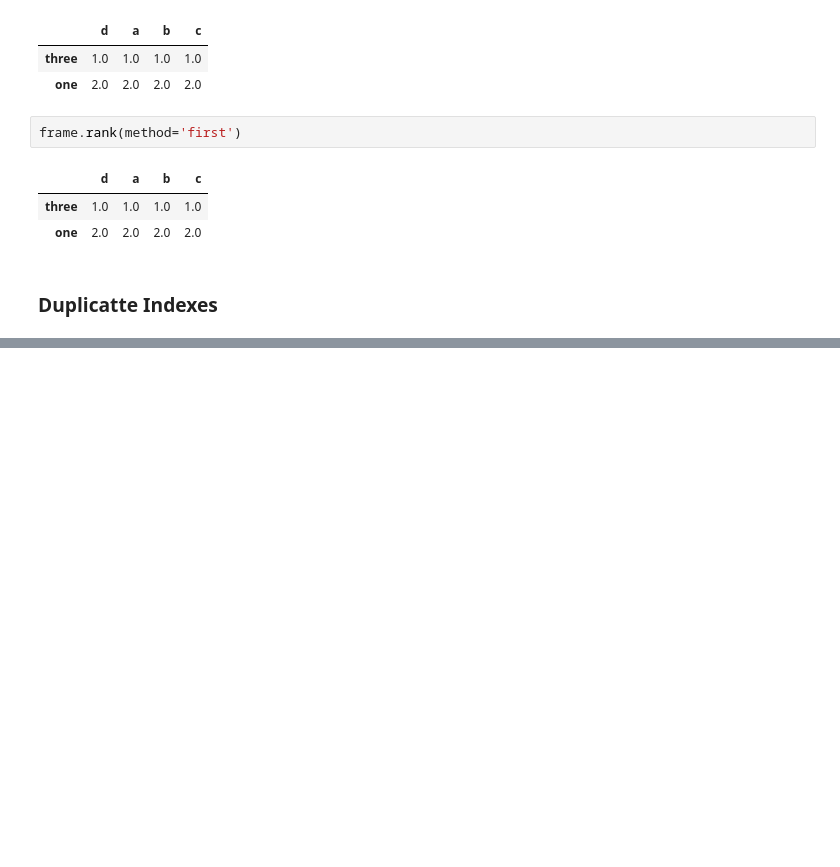
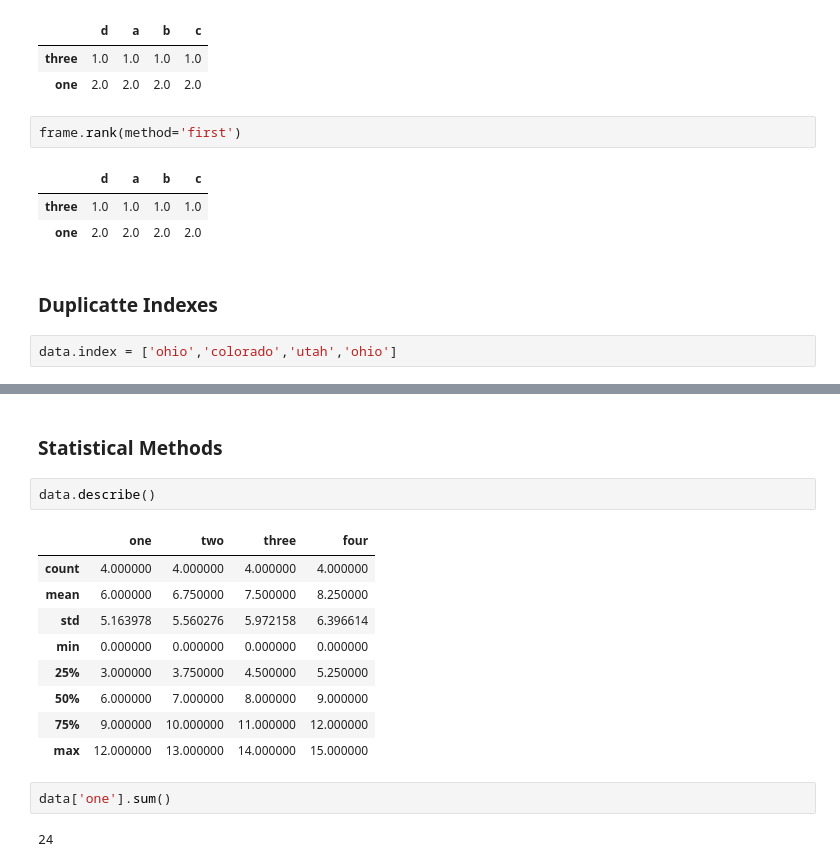
Before and after one commit to Iswaqasahmed/Pandas, a Jupyter notebook: pandas.ipynb, the cells around one changed output, grey strips where cells are left out. Drawn from its saved outputs; the diff is of its cells as text; blank space fills up the shorter version.

```diff
--- a/pandas.ipynb
+++ b/pandas.ipynb
@@ -1097,3 +1097,5 @@ frame.rank(method='first')
 | one | 2.0 | 2.0 | 2.0 | 2.0 |
 # %% [markdown]
 ### Duplicatte Indexes
+# %%
+data.index = ['ohio','colorado','utah','ohio']
@@ -1099,0 +1120,18 @@ frame.rank(method='first')
+# %% [markdown]
+### Statistical Methods
+# %%
+data.describe()
+# %% [output]
+|  | one | two | three | four |
+| count | 4.000000 | 4.000000 | 4.000000 | 4.000000 |
+| mean | 6.000000 | 6.750000 | 7.500000 | 8.250000 |
+| std | 5.163978 | 5.560276 | 5.972158 | 6.396614 |
+| min | 0.000000 | 0.000000 | 0.000000 | 0.000000 |
+| 25% | 3.000000 | 3.750000 | 4.500000 | 5.250000 |
+| 50% | 6.000000 | 7.000000 | 8.000000 | 9.000000 |
+| 75% | 9.000000 | 10.000000 | 11.000000 | 12.000000 |
+| max | 12.000000 | 13.000000 | 14.000000 | 15.000000 |
+# %%
+data['one'].sum()
+# %% [output]
+24
```
Also changed, not shown: parts of 13 cells of this notebook.
